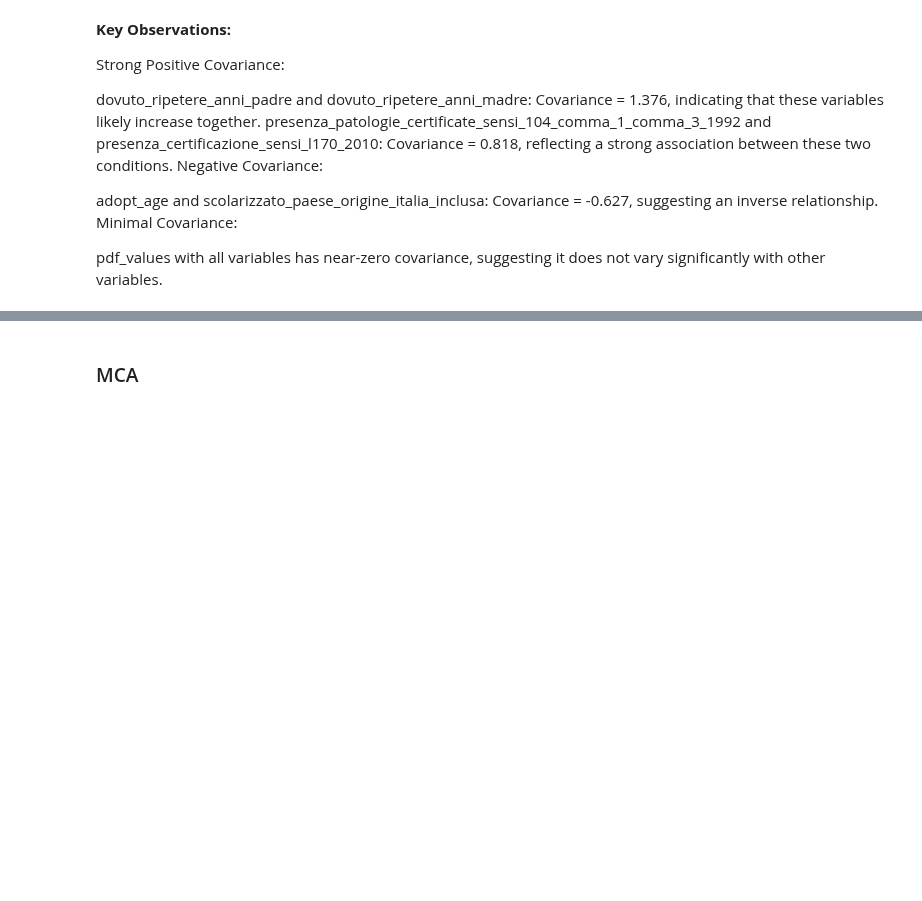
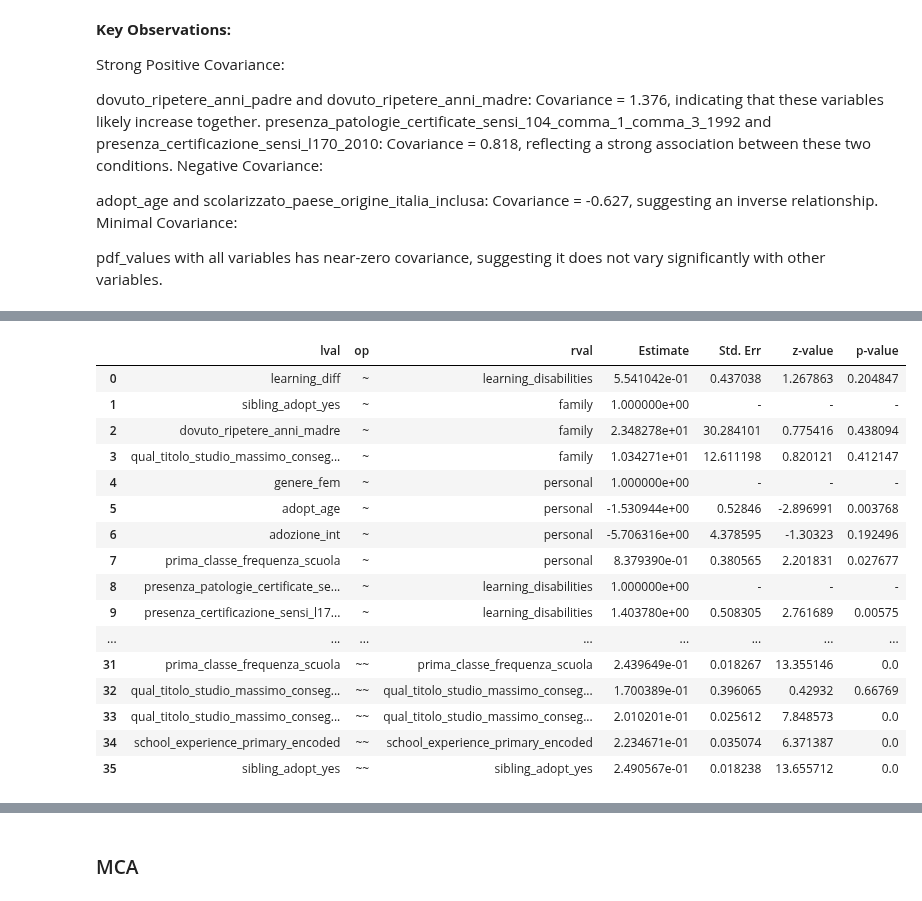
Before and after one commit to arina19-2000/unimi, a Jupyter notebook: tesi/tesi.ipynb, the cells around one changed output, grey strips where cells are left out. Saved outputs shown, nothing was run; the diff lists cells and outputs as text; code cells hidden in the pictures; blank space fills up the shorter version.

```diff
--- a/tesi/tesi.ipynb
+++ b/tesi/tesi.ipynb
@@ -875,22 +928,36 @@ dfa_test_log.cov()
 # %%
 from semopy import Model
 
 desc = """
-family =~ sibling_adopt_yes + dovuto_ripetere_anni_padre + dovuto_ripetere_anni_madre
-personal =~ adopt_age + genere_fem + adozione_int + prima_classe_frequenza_scuola
-learning_diff =~ dovuto_ripetere_anni_superiore + presenza_patologie_certificate_sensi_104_comma_1_comma_3_1992 + presenza_certificazione_sensi_l170_2010
-qual_titolo_studio_massimo_conseguito ~ personal + family +learning_diff
+family =~ sibling_adopt_yes + dovuto_ripetere_anni_madre + qual_titolo_studio_massimo_conseguito_madre
+personal =~ genere_fem + adopt_age + adozione_int + prima_classe_frequenza_scuola
+learning_disabilities =~ presenza_patologie_certificate_sensi_104_comma_1_comma_3_1992 + presenza_certificazione_sensi_l170_2010
+learning_diff =~ dovuto_ripetere_anni_superiore + school_experience_primary_encoded
+qual_titolo_studio_massimo_conseguito ~ personal + family +learning_diff + learning_disabilities
 
-adopt_age ~~ prima_classe_frequenza_scuola
+learning_diff ~ learning_disabilities
 
-
-# genere_fem ~~ presenza_patologie_certificate_sensi_104_comma_1_comma_3_1992
-# genere_fem ~~ presenza_certificazione_sensi_l170_2010
-# qual_titolo_studio_massimo_conseguito ~~ adopt_age
-# qual_titolo_studio_massimo_conseguito ~~ adozione_int
-
+presenza_patologie_certificate_sensi_104_comma_1_comma_3_1992 ~~ presenza_certificazione_sensi_l170_2010
 """
 
 model = Model(desc)
 model.fit(dfa_test_log, obj="MLW", solver="SLSQP")
 model.inspect()
+# %% [output]
+|  | lval | op | rval | Estimate | Std. Err | z-value | p-value |
+| 0 | learning_diff | ~ | learning_disabilities | 5.541042e-01 | 0.437038 | 1.267863 | 0.204847 |
+| 1 | sibling_adopt_yes | ~ | family | 1.000000e+00 | - | - | - |
+| 2 | dovuto_ripetere_anni_madre | ~ | family | 2.348278e+01 | 30.284101 | 0.775416 | 0.438094 |
+| 3 | qual_titolo_studio_massimo_conseg... | ~ | family | 1.034271e+01 | 12.611198 | 0.820121 | 0.412147 |
+| 4 | genere_fem | ~ | personal | 1.000000e+00 | - | - | - |
+| 5 | adopt_age | ~ | personal | -1.530944e+00 | 0.52846 | -2.896991 | 0.003768 |
+| 6 | adozione_int | ~ | personal | -5.706316e+00 | 4.378595 | -1.30323 | 0.192496 |
+| 7 | prima_classe_frequenza_scuola | ~ | personal | 8.379390e-01 | 0.380565 | 2.201831 | 0.027677 |
+| 8 | presenza_patologie_certificate_se... | ~ | learning_disabilities | 1.000000e+00 | - | - | - |
+| 9 | presenza_certificazione_sensi_l17... | ~ | learning_disabilities | 1.403780e+00 | 0.508305 | 2.761689 | 0.00575 |
+| ... | ... | ... | ... | ... | ... | ... | ... |
+| 31 | prima_classe_frequenza_scuola | ~~ | prima_classe_frequenza_scuola | 2.439649e-01 | 0.018267 | 13.355146 | 0.0 |
+| 32 | qual_titolo_studio_massimo_conseg... | ~~ | qual_titolo_studio_massimo_conseg... | 1.700389e-01 | 0.396065 | 0.42932 | 0.66769 |
+| 33 | qual_titolo_studio_massimo_conseg... | ~~ | qual_titolo_studio_massimo_conseg... | 2.010201e-01 | 0.025612 | 7.848573 | 0.0 |
+| 34 | school_experience_primary_encoded | ~~ | school_experience_primary_encoded | 2.234671e-01 | 0.035074 | 6.371387 | 0.0 |
+| 35 | sibling_adopt_yes | ~~ | sibling_adopt_yes | 2.490567e-01 | 0.018238 | 13.655712 | 0.0 |
```
Also changed, not shown: parts of 72 cells of this notebook.
